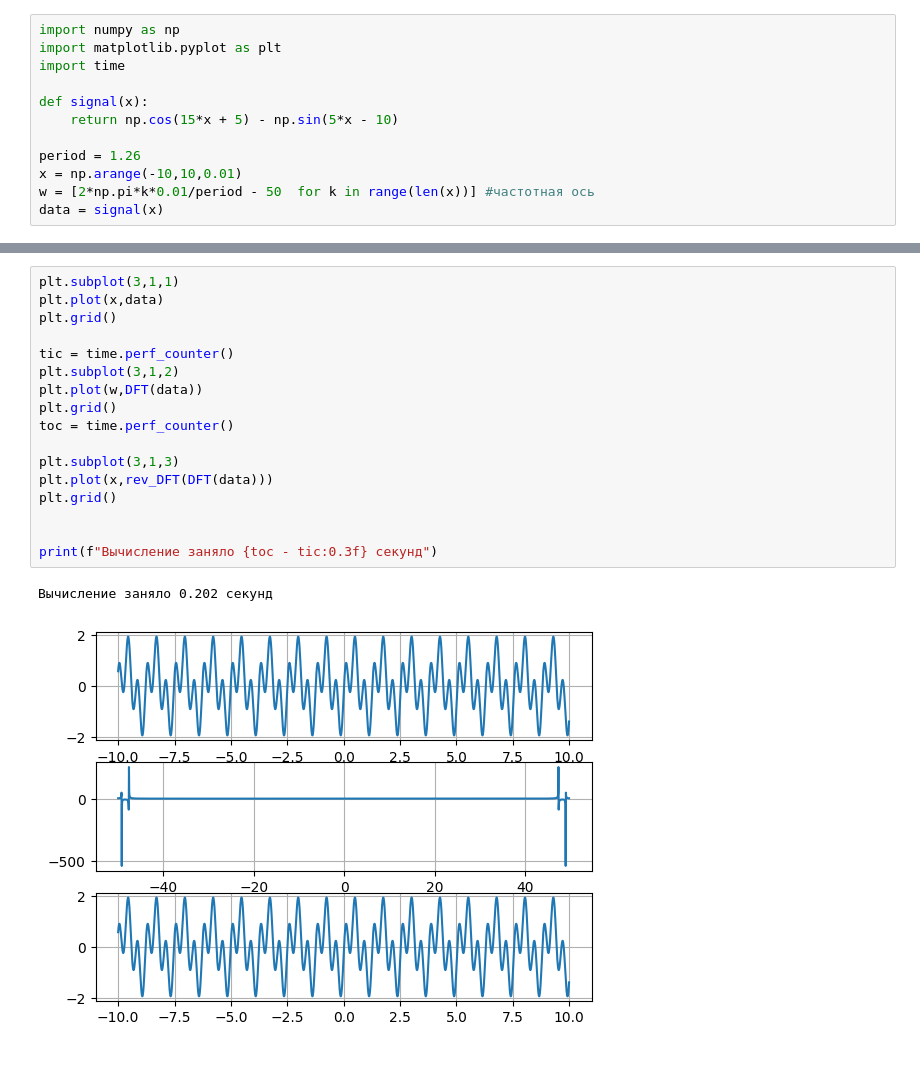
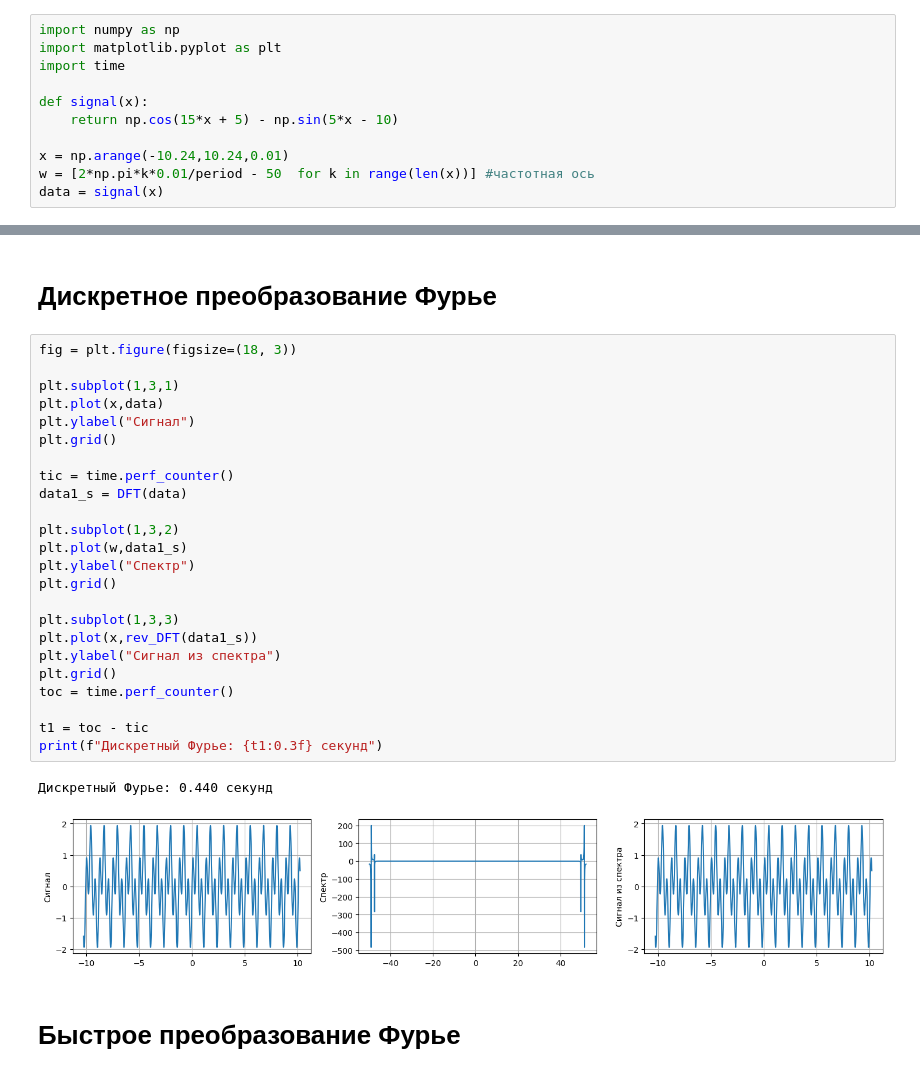
Before and after one commit to cusom34/Algorithms-and-CA, a Jupyter notebook: Фурье/fourie.ipynb, the cells around one changed output, grey strips where cells are left out. Saved outputs shown, nothing was run; the diff lists cells and outputs as text.

```diff
--- a/Фурье/fourie.ipynb
+++ b/Фурье/fourie.ipynb
@@ -6,7 +6,6 @@ import time
 def signal(x):
     return np.cos(15*x + 5) - np.sin(5*x - 10)
 
-period = 1.26
-x = np.arange(-10,10,0.01)
+x = np.arange(-10.24,10.24,0.01)
 w = [2*np.pi*k*0.01/period - 50  for k in range(len(x))] #частотная ось
 data = signal(x)
@@ -57,21 +52,32 @@ def FFT(data):  #не работает
+# %% [markdown]
+# Дискретное преобразование Фурье
 # %%
-plt.subplot(3,1,1)
+fig = plt.figure(figsize=(18, 3))
+
+plt.subplot(1,3,1)
 plt.plot(x,data)
+plt.ylabel("Сигнал")
 plt.grid()
 
 tic = time.perf_counter()
-plt.subplot(3,1,2)
-plt.plot(w,DFT(data))
+data1_s = DFT(data)
+
+plt.subplot(1,3,2)
+plt.plot(w,data1_s)
+plt.ylabel("Спектр")
+plt.grid()
+
+plt.subplot(1,3,3)
+plt.plot(x,rev_DFT(data1_s))
+plt.ylabel("Сигнал из спектра")
 plt.grid()
 toc = time.perf_counter()
 
-plt.subplot(3,1,3)
-plt.plot(x,rev_DFT(DFT(data)))
-plt.grid()
-
-
-print(f"Вычисление заняло {toc - tic:0.3f} секунд")
+t1 = toc - tic
+print(f"Дискретный Фурье: {t1:0.3f} секунд")
 # %% [output]
-Вычисление заняло 0.202 секунд
+Дискретный Фурье: 0.440 секунд
-[figure, old version]
+[figure, new version]
+# %% [markdown]
+# Быстрое преобразование Фурье
 # %%
```
Also changed, not shown: parts of 7 cells of this notebook.
